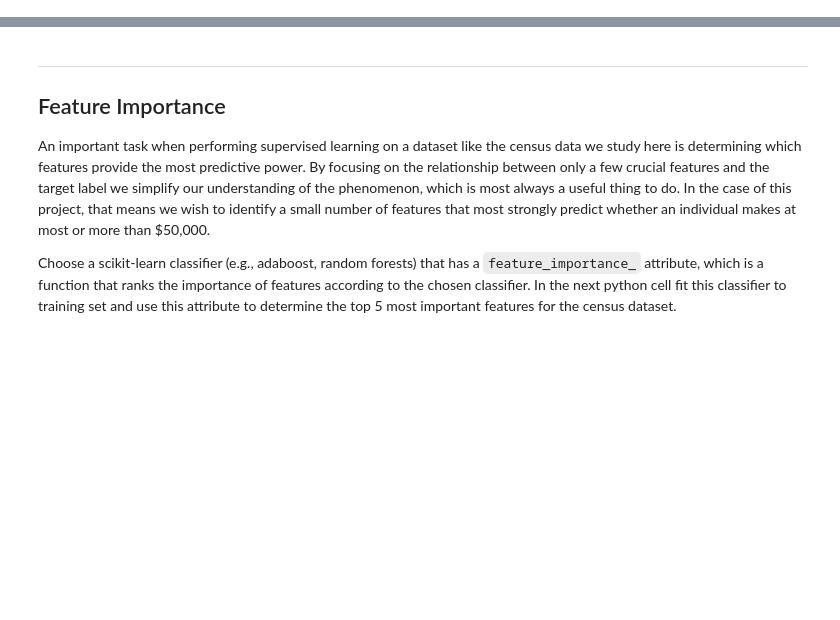
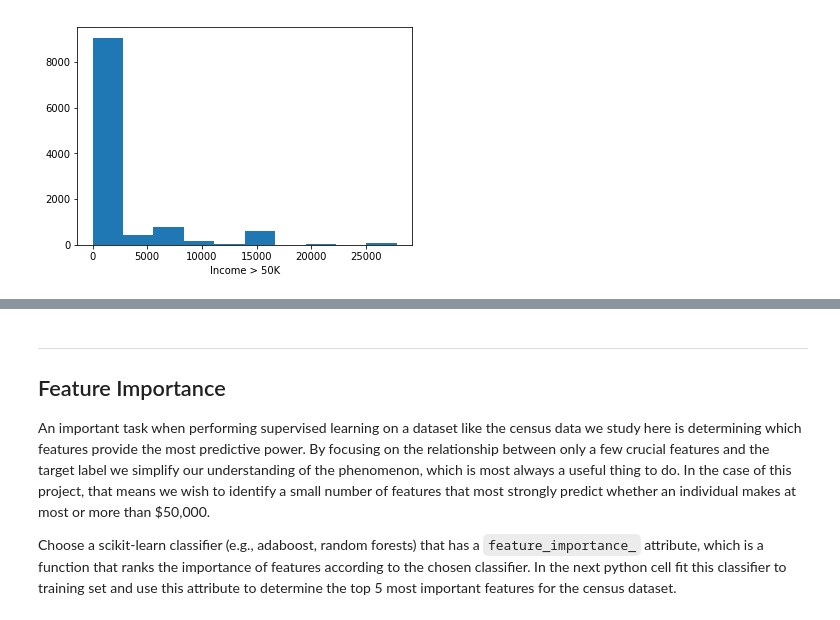
Before and after one commit to bvcmartins/dsndProject1, a Jupyter notebook: finding_donors.ipynb, the cells around one changed output, grey strips where cells are left out. Drawn from its saved outputs; the diff is of its cells as text; code cells hidden in the pictures; blank space fills up the shorter version.

```diff
--- a/finding_donors.ipynb
+++ b/finding_donors.ipynb
@@ -619,0 +127,6 @@ Both scores are less than half the scores obtained using AdaBoost. Therefore, we
+# %%
+# The histogram after replacement looks much better.
+plt.hist(data[data['income']=='>50K']['capital-gain']);
+plt.xlabel('Income > 50K');
+# %% [output]
+[figure, added]
```
Also changed, not shown: parts of 255 cells of this notebook.
